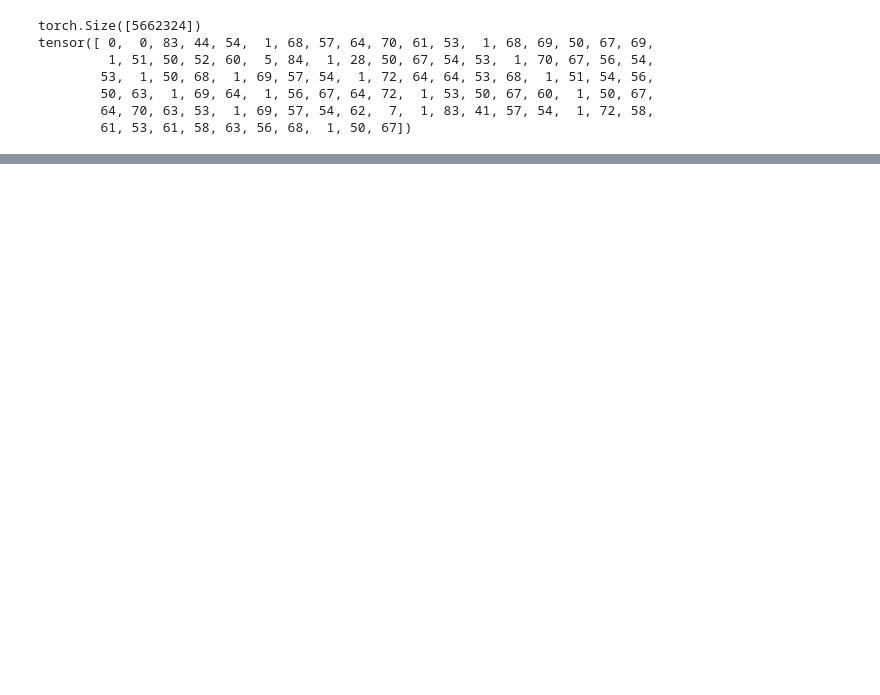
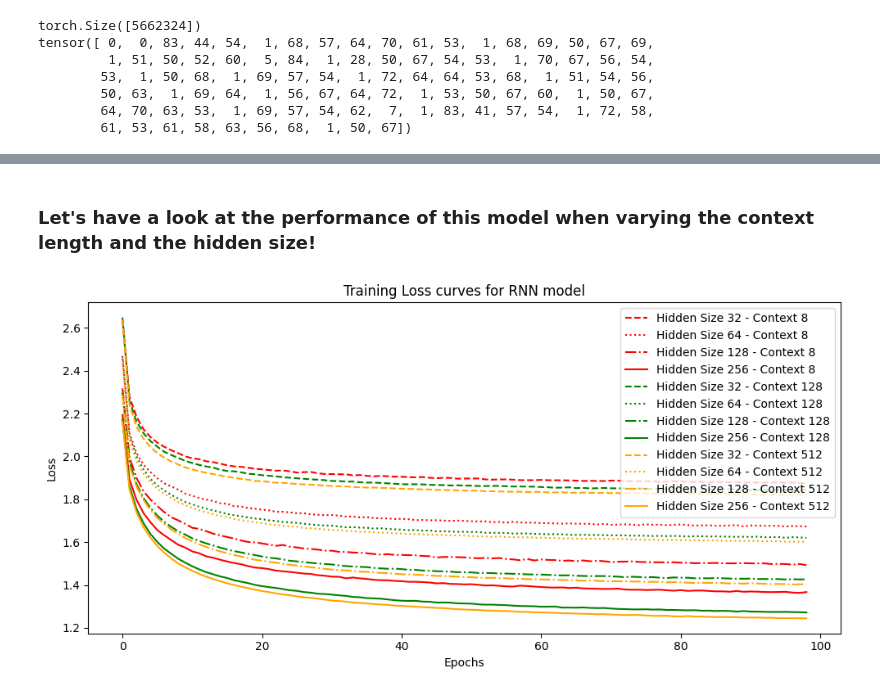
Before and after one commit to RicRicci22/Recognition-systems-labs, a Jupyter notebook: Lab 3/Lab3 - Text Generation.ipynb, the cells around one changed output, grey strips where cells are left out. Saved outputs shown, nothing was run; the diff lists cells and outputs as text; code cells hidden in the pictures; blank space fills up the shorter version.

```diff
--- a/Lab 3/Lab3 - Text Generation.ipynb
+++ b/Lab 3/Lab3 - Text Generation.ipynb
@@ -433,0 +552,63 @@ class GRULM(nn.Module):
+# %% [markdown]
+### Let's have a look at the performance of this model when varying the context length and the hidden size!
+# %%
+import matplotlib.pyplot as plt
+import pickle
+
+with open('loss_rnn_context32_hiddensize32.pkl', 'rb') as file:
+    loss_rnn_context8_hiddensize32 = pickle.load(file)
+
+with open('loss_rnn_context32_hiddensize64.pkl', 'rb') as file:
+    loss_rnn_context8_hiddensize64 = pickle.load(file)
+
+with open('loss_rnn_context32_hiddensize128.pkl', 'rb') as file:
+    loss_rnn_context8_hiddensize128 = pickle.load(file)
+
+with open('loss_rnn_context32_hiddensize256.pkl', 'rb') as file:
+    loss_rnn_context8_hiddensize256 = pickle.load(file)
+
+with open("loss_rnn_context128_hiddensize32.pkl", "rb") as file:
+    loss_rnn_context128_hiddensize32 = pickle.load(file)
+
+with open("loss_rnn_context128_hiddensize64.pkl", "rb") as file:
+    loss_rnn_context128_hiddensize64 = pickle.load(file)
+
+with open("loss_rnn_context128_hiddensize128.pkl", "rb") as file:
+    loss_rnn_context128_hiddensize128 = pickle.load(file)
+
+with open("loss_rnn_context128_hiddensize256.pkl", "rb") as file:
+    loss_rnn_context128_hiddensize256 = pickle.load(file)
+
+with open("loss_rnn_context512_hiddensize32.pkl", "rb") as file:
+    loss_rnn_context512_hiddensize32 = pickle.load(file)
+
+with open("loss_rnn_context512_hiddensize64.pkl", "rb") as file:
+    loss_rnn_context512_hiddensize64 = pickle.load(file)
+
+with open("loss_rnn_context512_hiddensize128.pkl", "rb") as file:
+    loss_rnn_context512_hiddensize128 = pickle.load(file)
+
+with open("loss_rnn_context512_hiddensize256.pkl", "rb") as file:
+    loss_rnn_context512_hiddensize256 = pickle.load(file)
+
+fig = plt.figure(figsize=(10, 5))
+plt.plot(loss_rnn_context8_hiddensize32, label='Hidden Size 32 - Context 8', color='red', linestyle='dashed')
+plt.plot(loss_rnn_context8_hiddensize64, label='Hidden Size 64 - Context 8',color='red', linestyle='dotted')
+plt.plot(loss_rnn_context8_hiddensize128, label='Hidden Size 128 - Context 8',color='red', linestyle='dashdot')
+plt.plot(loss_rnn_context8_hiddensize256, label='Hidden Size 256 - Context 8', color='red', linestyle='solid')
+plt.plot(loss_rnn_context128_hiddensize32, label='Hidden Size 32 - Context 128', color='green', linestyle='dashed')
+plt.plot(loss_rnn_context128_hiddensize64, label='Hidden Size 64 - Context 128', color='green', linestyle='dotted')
+plt.plot(loss_rnn_context128_hiddensize128, label='Hidden Size 128 - Context 128', color='green', linestyle='dashdot')
+plt.plot(loss_rnn_context128_hiddensize256, label='Hidden Size 256 - Context 128', color='green', linestyle='solid')
+plt.plot(loss_rnn_context512_hiddensize32, label='Hidden Size 32 - Context 512', color='orange', linestyle='dashed')
+plt.plot(loss_rnn_context512_hiddensize64, label='Hidden Size 64 - Context 512', color='orange', linestyle='dotted')
+plt.plot(loss_rnn_context512_hiddensize128, label='Hidden Size 128 - Context 512', color='orange', linestyle='dashdot')
+plt.plot(loss_rnn_context512_hiddensize256, label='Hidden Size 256 - Context 512', color='orange', linestyle='solid')
+plt.xlabel('Epochs')
+plt.ylabel('Loss')
+plt.title('Training Loss curves for RNN model')
+plt.legend()
+plt.tight_layout()
+plt.show()
+# %% [output]
+[figure, added]
```
Also changed, not shown: parts of 46 cells of this notebook, 1 other file.
